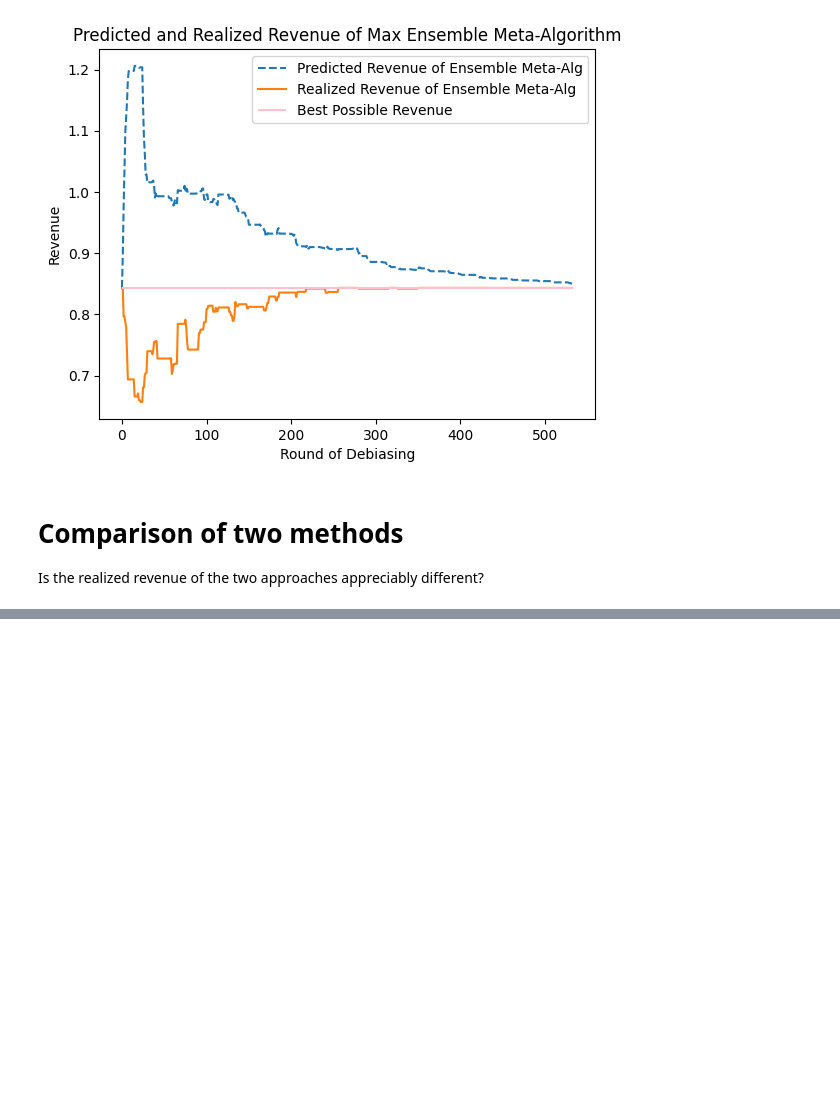
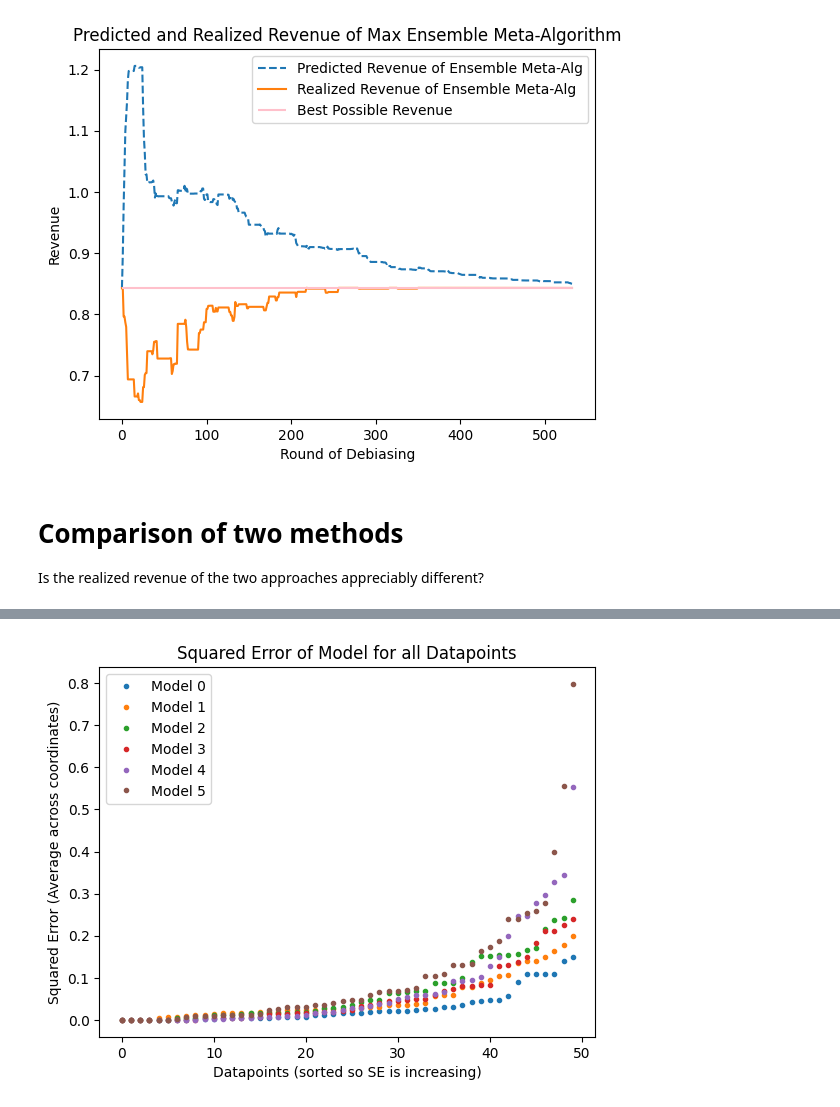
Before and after one commit to globusharris/ensembling-constrained-optimization, a Jupyter notebook: synthetic-experiments.ipynb, the cells around one changed output, grey strips where cells are left out. Cells and saved outputs as stored; diff of their text form; code cells hidden in the pictures; blank space fills up the shorter version.

```diff
--- a/experiments.ipynb
+++ b/synthetic-experiments.ipynb
@@ -393,0 +408,11 @@ plt.savefig("Model-comparison.png")
+# %%
+# squared error of models on each data point
+for model_index in range(maxModel.n_models):
+    plt.plot(np.arange(len(xs)), np.sort(np.mean([(maxModel.predictions_by_round[t][model_index][:,coord]-ys[:,coord])**2 for coord in range(maxModel.pred_dim)], axis=0)), '.', label=f"Model {model_index}")
+plt.legend()
+plt.ylabel("Squared Error (Average across coordinates)")
+plt.xlabel("Datapoints (sorted so SE is increasing)")
+plt.title("Squared Error of Model for all Datapoints")
+plt.savefig("round-100-se.png")
+# %% [output]
+[figure, added]
```
Also changed, not shown: parts of 2 cells of this notebook.
